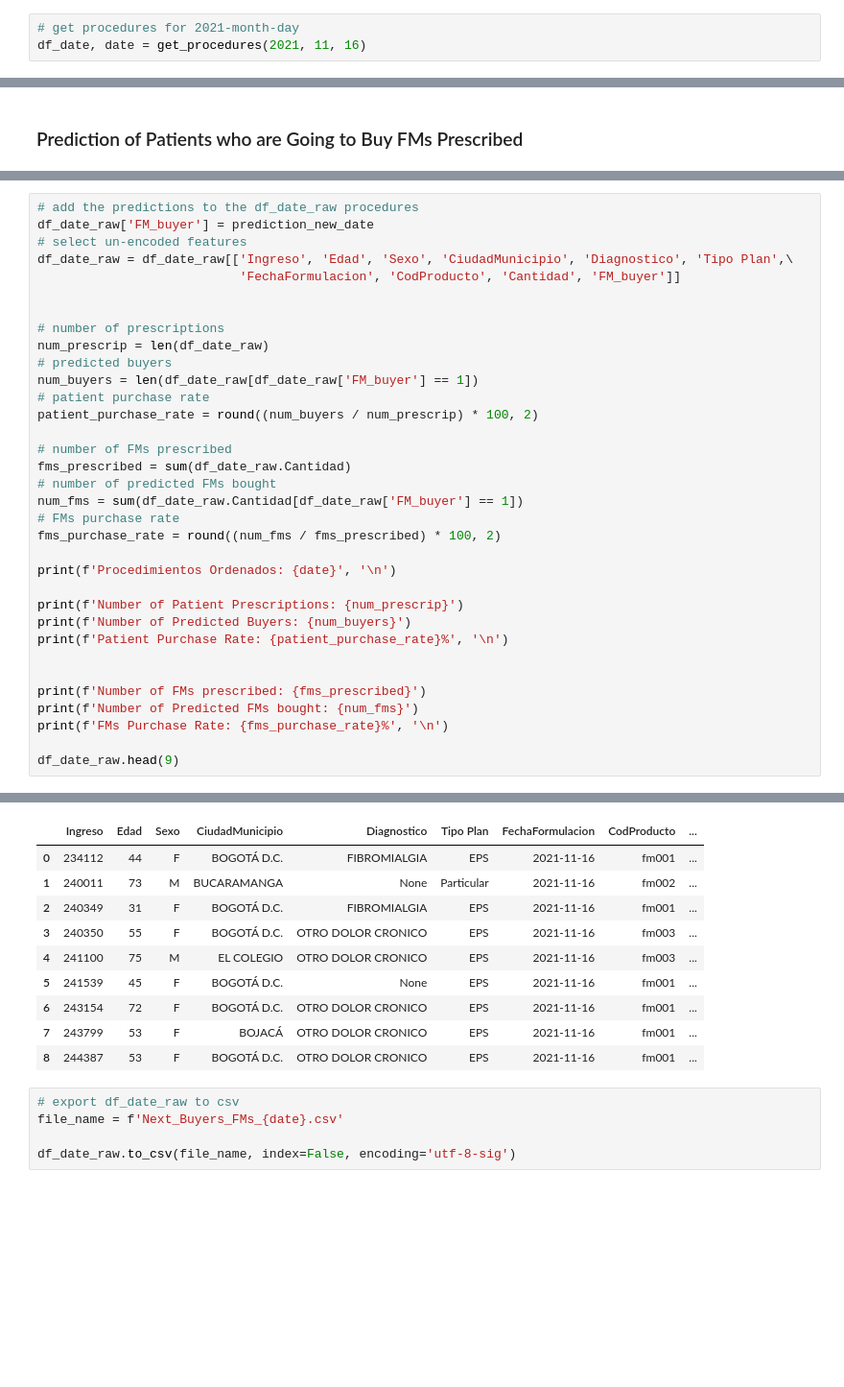
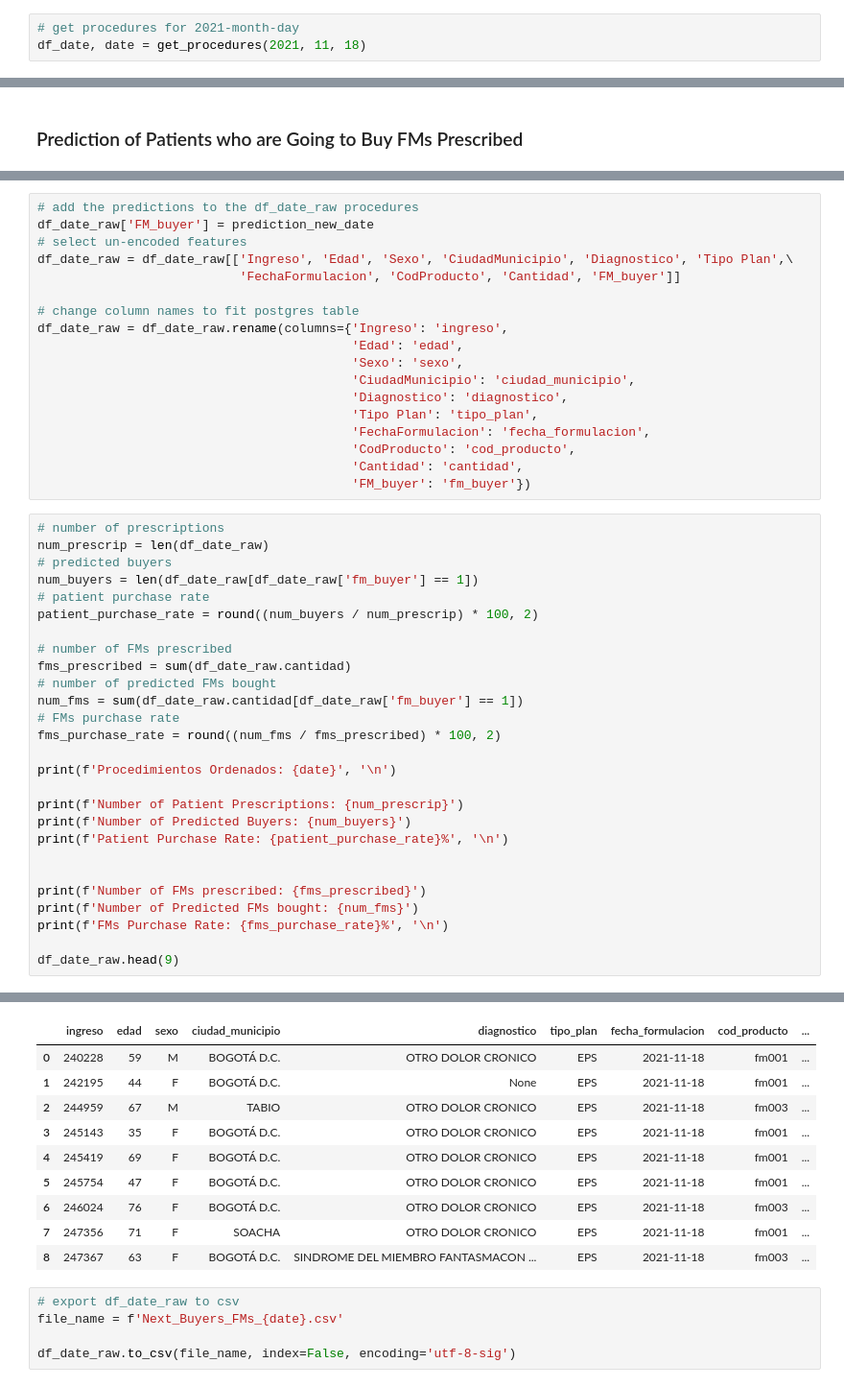
Before and after one commit to princeKike27/Khiron-Next-Buyers-FM, a Jupyter notebook: Next_Buyers_K_Classifier.ipynb, the cells around one changed output, grey strips where cells are left out. Shown at 96% size. Drawn from its saved outputs; the diff is of its cells as text; blank space fills up the shorter version.

```diff
--- a/Next_Buyers_K_Classifier.ipynb
+++ b/Next_Buyers_K_Classifier.ipynb
@@ -1715,6 +1704,6 @@ def get_procedures(year, month, day):
 # %%
 # get procedures for 2021-month-day
-df_date, date = get_procedures(2021, 11, 16)
+df_date, date = get_procedures(2021, 11, 18)
 # %%
 # check df
 df_date
@@ -1853,22 +1840,33 @@ for i in range(0, 21):
+# %%
+# add the predictions to the df_date_raw procedures
+df_date_raw['FM_buyer'] = prediction_new_date
+# select un-encoded features
+df_date_raw = df_date_raw[['Ingreso', 'Edad', 'Sexo', 'CiudadMunicipio', 'Diagnostico', 'Tipo Plan',\
+                           'FechaFormulacion', 'CodProducto', 'Cantidad', 'FM_buyer']]
+
+# change column names to fit postgres table
+df_date_raw = df_date_raw.rename(columns={'Ingreso': 'ingreso',
+                                          'Edad': 'edad',
+                                          'Sexo': 'sexo',
+                                          'CiudadMunicipio': 'ciudad_municipio',
+                                          'Diagnostico': 'diagnostico',
+                                          'Tipo Plan': 'tipo_plan',
+                                          'FechaFormulacion': 'fecha_formulacion',
+                                          'CodProducto': 'cod_producto',
+                                          'Cantidad': 'cantidad',
+                                          'FM_buyer': 'fm_buyer'})
 # %%
-# add the predictions to the df_date_raw procedures
-df_date_raw['FM_buyer'] = prediction_new_date
-# select un-encoded features
-df_date_raw = df_date_raw[['Ingreso', 'Edad', 'Sexo', 'CiudadMunicipio', 'Diagnostico', 'Tipo Plan',\
-                           'FechaFormulacion', 'CodProducto', 'Cantidad', 'FM_buyer']]
-
-
 # number of prescriptions
 num_prescrip = len(df_date_raw)
 # predicted buyers
-num_buyers = len(df_date_raw[df_date_raw['FM_buyer'] == 1])
+num_buyers = len(df_date_raw[df_date_raw['fm_buyer'] == 1])
 # patient purchase rate
 patient_purchase_rate = round((num_buyers / num_prescrip) * 100, 2)
 
 # number of FMs prescribed
-fms_prescribed = sum(df_date_raw.Cantidad)
+fms_prescribed = sum(df_date_raw.cantidad)
 # number of predicted FMs bought
-num_fms = sum(df_date_raw.Cantidad[df_date_raw['FM_buyer'] == 1])
+num_fms = sum(df_date_raw.cantidad[df_date_raw['fm_buyer'] == 1])
 # FMs purchase rate
 fms_purchase_rate = round((num_fms / fms_prescribed) * 100, 2)
 
@@ -1897,13 +1895,13 @@ FMs Purchase Rate: 82.96%
-|  | Ingreso | Edad | Sexo | CiudadMunicipio | Diagnostico | Tipo Plan | FechaFormulacion | CodProducto | ... |
-| 0 | 234112 | 44 | F | BOGOTÁ D.C. | FIBROMIALGIA | EPS | 2021-11-16 | fm001 | ... |
-| 1 | 240011 | 73 | M | BUCARAMANGA | None | Particular | 2021-11-16 | fm002 | ... |
-| 2 | 240349 | 31 | F | BOGOTÁ D.C. | FIBROMIALGIA | EPS | 2021-11-16 | fm001 | ... |
-| 3 | 240350 | 55 | F | BOGOTÁ D.C. | OTRO DOLOR CRONICO | EPS | 2021-11-16 | fm003 | ... |
-| 4 | 241100 | 75 | M | EL COLEGIO | OTRO DOLOR CRONICO | EPS | 2021-11-16 | fm003 | ... |
-| 5 | 241539 | 45 | F | BOGOTÁ D.C. | None | EPS | 2021-11-16 | fm001 | ... |
-| 6 | 243154 | 72 | F | BOGOTÁ D.C. | OTRO DOLOR CRONICO | EPS | 2021-11-16 | fm001 | ... |
-| 7 | 243799 | 53 | F | BOJACÁ | OTRO DOLOR CRONICO | EPS | 2021-11-16 | fm001 | ... |
-| 8 | 244387 | 53 | F | BOGOTÁ D.C. | OTRO DOLOR CRONICO | EPS | 2021-11-16 | fm001 | ... |
+|  | ingreso | edad | sexo | ciudad_municipio | diagnostico | tipo_plan | fecha_formulacion | cod_producto | ... |
+| 0 | 240228 | 59 | M | BOGOTÁ D.C. | OTRO DOLOR CRONICO | EPS | 2021-11-18 | fm001 | ... |
+| 1 | 242195 | 44 | F | BOGOTÁ D.C. | None | EPS | 2021-11-18 | fm001 | ... |
+| 2 | 244959 | 67 | M | TABIO | OTRO DOLOR CRONICO | EPS | 2021-11-18 | fm003 | ... |
+| 3 | 245143 | 35 | F | BOGOTÁ D.C. | OTRO DOLOR CRONICO | EPS | 2021-11-18 | fm001 | ... |
+| 4 | 245419 | 69 | F | BOGOTÁ D.C. | OTRO DOLOR CRONICO | EPS | 2021-11-18 | fm001 | ... |
+| 5 | 245754 | 47 | F | BOGOTÁ D.C. | OTRO DOLOR CRONICO | EPS | 2021-11-18 | fm001 | ... |
+| 6 | 246024 | 76 | F | BOGOTÁ D.C. | OTRO DOLOR CRONICO | EPS | 2021-11-18 | fm003 | ... |
+| 7 | 247356 | 71 | F | SOACHA | OTRO DOLOR CRONICO | EPS | 2021-11-18 | fm001 | ... |
+| 8 | 247367 | 63 | F | BOGOTÁ D.C. | SINDROME DEL MIEMBRO FANTASMACON ... | EPS | 2021-11-18 | fm003 | ... |
 # %%
 # export df_date_raw to csv
 file_name = f'Next_Buyers_FMs_{date}.csv'
```
Also changed, not shown: parts of 24 cells of this notebook.
